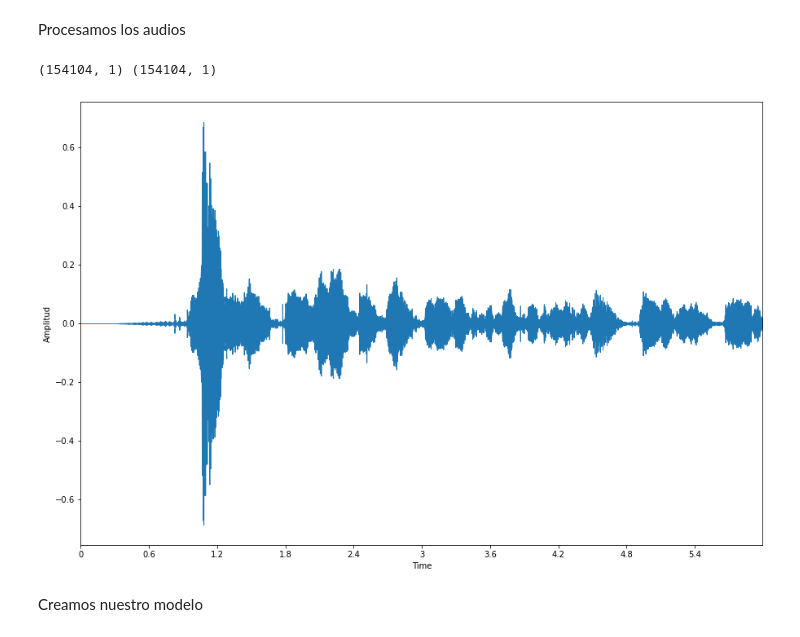
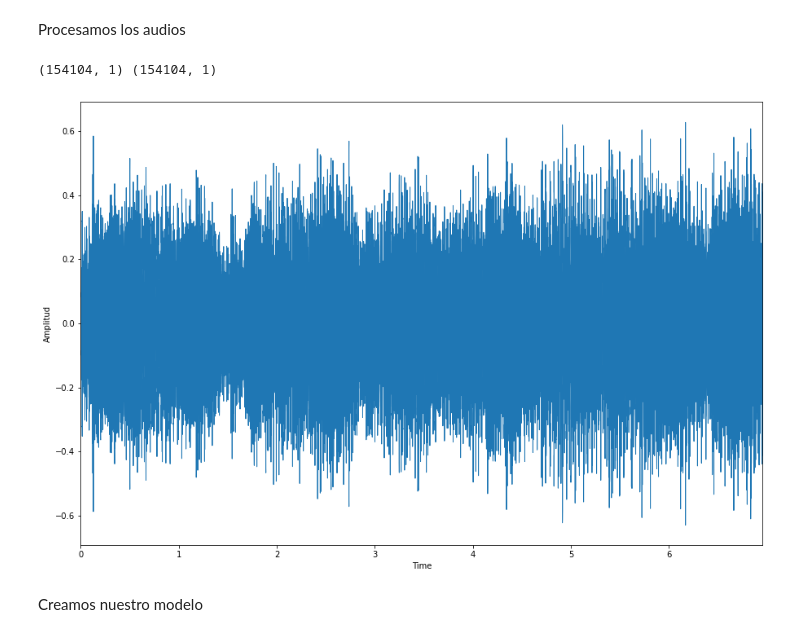
Before and after one commit to EduardoIllanes/Reconstruccion-e-Interpolacion-de-Audio, a Jupyter notebook: Tensorflow_Siren.ipynb, the cells around one changed output. Saved outputs shown, nothing was run; the diff lists cells and outputs as text; code cells hidden in the pictures.

```diff
--- a/Tensorflow_Siren.ipynb
+++ b/Tensorflow_Siren.ipynb
@@ -91,18 +91,18 @@ fatal: destination path 'Reconstruccion-e-Interpolacion-de-Audio' already exists
 Procesamos los audios
 # %%
 import librosa.display
-audio, _ = librosa.load('/content/Reconstruccion-e-Interpolacion-de-Audio/hablando.wav')
+audio, _ = librosa.load('/content/Reconstruccion-e-Interpolacion-de-Audio/ludovico-einaudi.wav')
 plt.figure(figsize=(15,10))
 librosa.display.waveplot(audio, 22050)
 plt.ylabel("Amplitud") # El eje x es Time por defecto
 audio = np.expand_dims(audio, -1)
 audio_1, _ = librosa.load('gt_bach.wav')
 audio_1 = np.expand_dims(audio_1, -1)
 audio = np.resize(audio, audio_1.shape)
 print(audio.shape, audio_1.shape)
 # %% [output]
 (154104, 1) (154104, 1)
-[figure, old version]
+[figure, new version]
 # %% [markdown]
 Creamos nuestro modelo
 # %%
```
Also changed, not shown: parts of 8 cells of this notebook.
